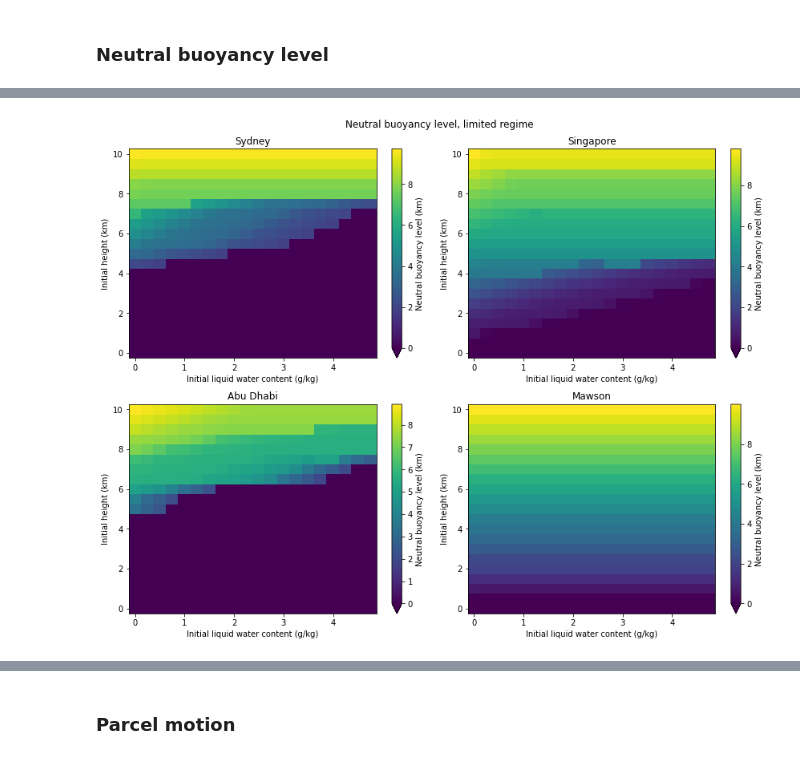
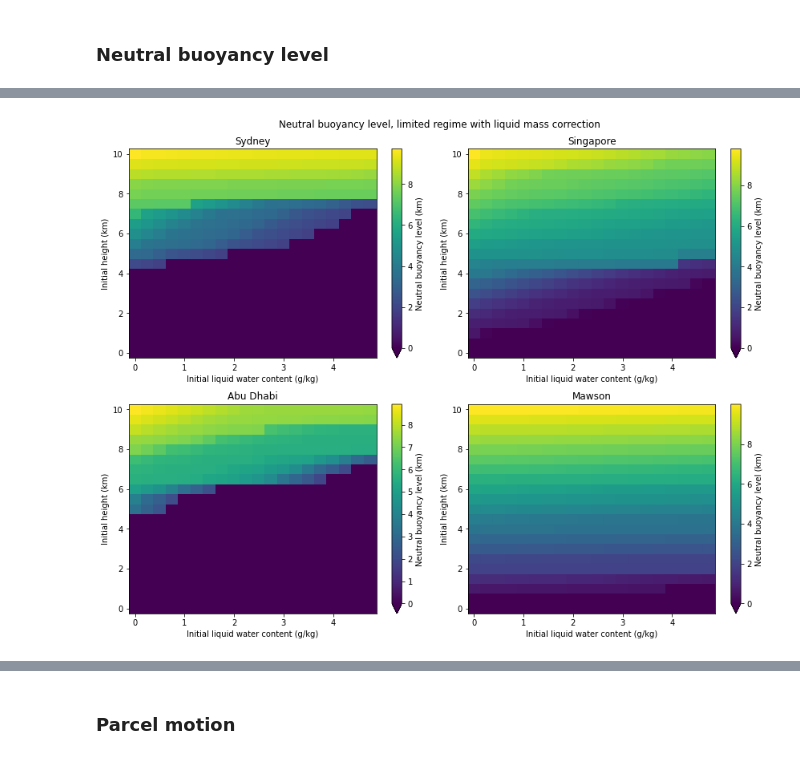
Before and after one commit to tschanzer/taste-of-research-21T3, a Jupyter notebook: notebooks/20210922_sounding_comparisons/20210922_sounding_comparisons.ipynb, the cells around one changed output, grey strips where cells are left out. Cells and saved outputs as stored; diff of their text form; code cells hidden in the pictures.

```diff
--- a/notebooks/20210922_sounding_comparisons/20210922_sounding_comparisons.ipynb
+++ b/notebooks/20210922_sounding_comparisons/20210922_sounding_comparisons.ipynb
@@ -495,9 +516,7 @@ for sounding in [sydney, singapore, abu_dhabi, mawson]:
 # %%
 # save to file
-height = np.arange(0, 10.01, 0.5)*units.km
-liquid_ratio = np.arange(0, 5e-3, 0.25e-3)
 with shelve.open(data_filename) as file:
-    file['limited_buoyancy_level'] = {
+    file['corrected_limited_buoyancy_level'] = {
         'height': height, 'liquid_ratio': liquid_ratio,
         'limited_buoyancy_level': limited_buoyancy_level}
 # %%
@@ -505,29 +524,38 @@ with shelve.open(data_filename) as file:
 with shelve.open(data_filename) as file:
     height = file['limited_buoyancy_level']['height']
     liquid_ratio = file['limited_buoyancy_level']['liquid_ratio']
-    limited_buoyancy_level = \
+    old_limited_buoyancy_level = \
         file['limited_buoyancy_level']['limited_buoyancy_level']
+# %%
+# retrieve from file
+with shelve.open(data_filename) as file:
+    height = file['corrected_limited_buoyancy_level']['height']
+    liquid_ratio = file['corrected_limited_buoyancy_level']['liquid_ratio']
+    limited_buoyancy_level = \
+        file['corrected_limited_buoyancy_level']['limited_buoyancy_level']
 # %%
 fig = plt.figure(figsize=(12,9))
 
 for i, sounding in enumerate([sydney, singapore, abu_dhabi, mawson]):
     ax = fig.add_subplot(221+i)
     mesh = ax.pcolormesh(
         liquid_ratio*1e3, height, limited_buoyancy_level[sounding.name],
         shading='nearest')
     cbar = plt.colorbar(mesh, extend='min')
     cbar.set_label('Neutral buoyancy level (km)')
 
     ax.set(
         xlabel='Initial liquid water content (g/kg)',
         ylabel='Initial height (km)',
         title=sounding.name)
 
 fig.tight_layout()
-fig.suptitle('Neutral buoyancy level, limited regime', y=1.015)
-# fig.savefig(
-#     fig_path + 'limited_neutral_buoyancy_level.png', dpi=300, facecolor='w',
-#     bbox_inches='tight')
+fig.suptitle(
+    'Neutral buoyancy level, limited regime with liquid mass correction',
+    y=1.015)
+fig.savefig(
+    fig_path + 'limited_neutral_buoyancy_level_corrected.png',
+    dpi=300, facecolor='w', bbox_inches='tight')
 plt.show()
 # %% [output]
-[figure, old version]
+[figure, new version]
```
Also changed, not shown: parts of 12 cells of this notebook, 7 other files.
